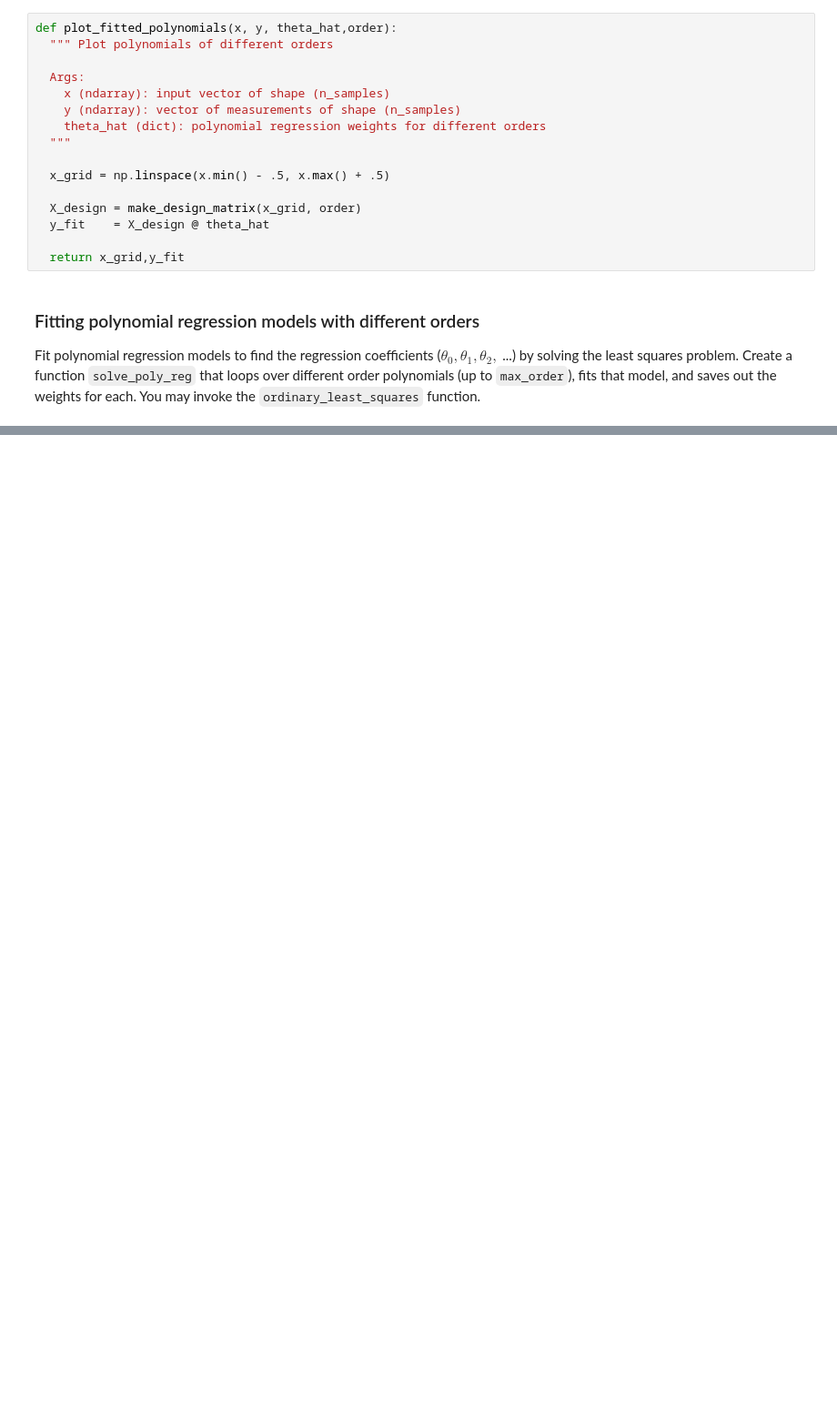
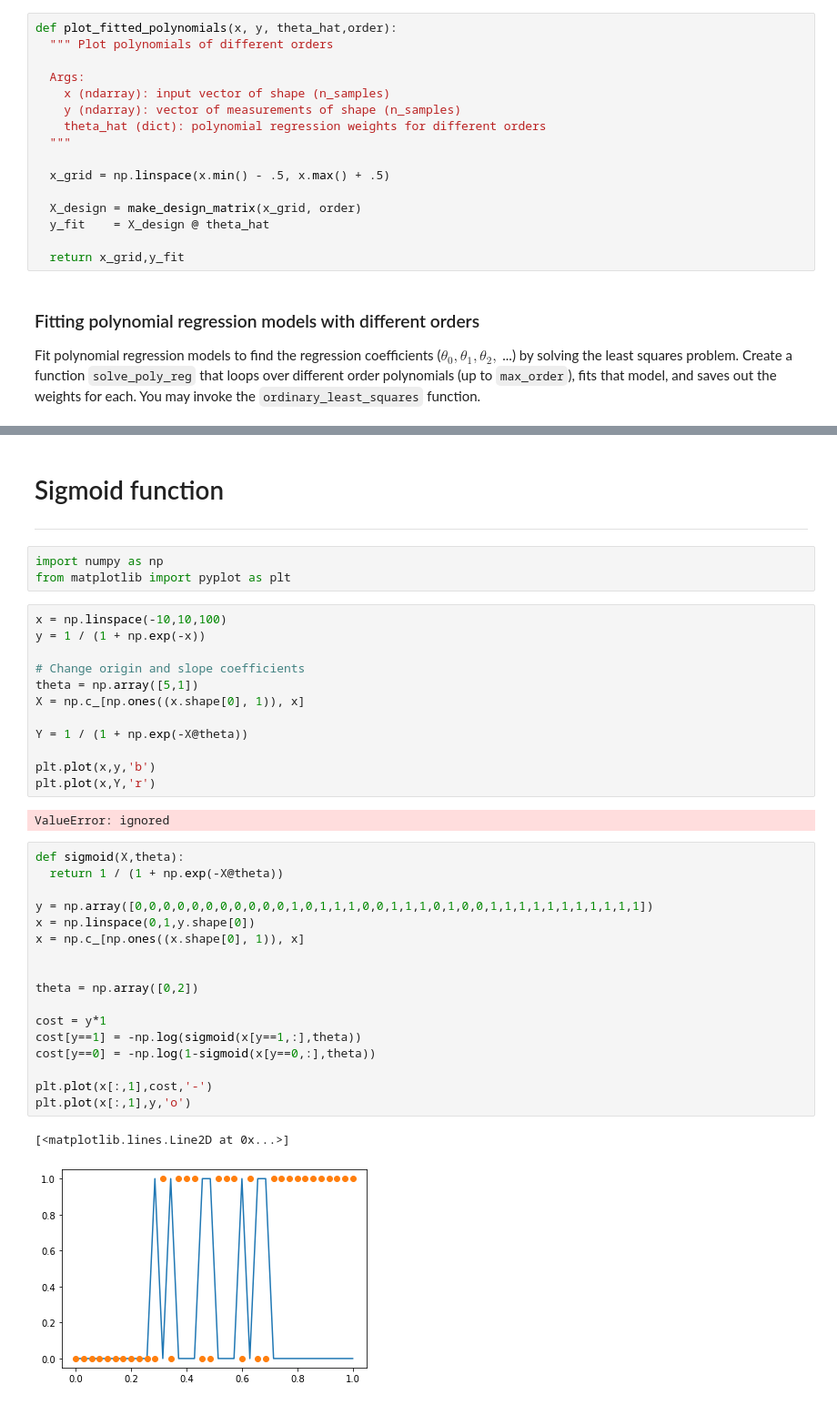
Before and after one commit to Tizartijo/LearnPhy_ML, a Jupyter notebook: Gradient_descent.ipynb, the cells around one changed output, grey strips where cells are left out. Shown at 91% size. Drawn from its saved outputs; the diff is of its cells as text; blank space fills up the shorter version.

```diff
--- a/Gradient_descent.ipynb
+++ b/Gradient_descent.ipynb
@@ -232,0 +242,41 @@ plt.show()
+# %% [markdown]
+# Sigmoid function
+
+---
+# %%
+import numpy as np
+from matplotlib import pyplot as plt
+# %%
+x = np.linspace(-10,10,100)
+y = 1 / (1 + np.exp(-x))
+
+# Change origin and slope coefficients
+theta = np.array([5,1])
+X = np.c_[np.ones((x.shape[0], 1)), x]
+
+Y = 1 / (1 + np.exp(-X@theta))
+
+plt.plot(x,y,'b')
+plt.plot(x,Y,'r')
+# %% [output]
+ValueError: ignored
+# %%
+def sigmoid(X,theta):
+  return 1 / (1 + np.exp(-X@theta))
+
+y = np.array([0,0,0,0,0,0,0,0,0,0,0,1,0,1,1,1,0,0,1,1,1,0,1,0,0,1,1,1,1,1,1,1,1,1,1,1])
+x = np.linspace(0,1,y.shape[0])
+x = np.c_[np.ones((x.shape[0], 1)), x]
+
+
+theta = np.array([0,2])
+
+cost = y*1
+cost[y==1] = -np.log(sigmoid(x[y==1,:],theta))
+cost[y==0] = -np.log(1-sigmoid(x[y==0,:],theta))
+
+plt.plot(x[:,1],cost,'-')
+plt.plot(x[:,1],y,'o')
+# %% [output]
+[<matplotlib.lines.Line2D at 0x...>]
+[figure, added]
```
Also changed, not shown: parts of 8 cells of this notebook.
